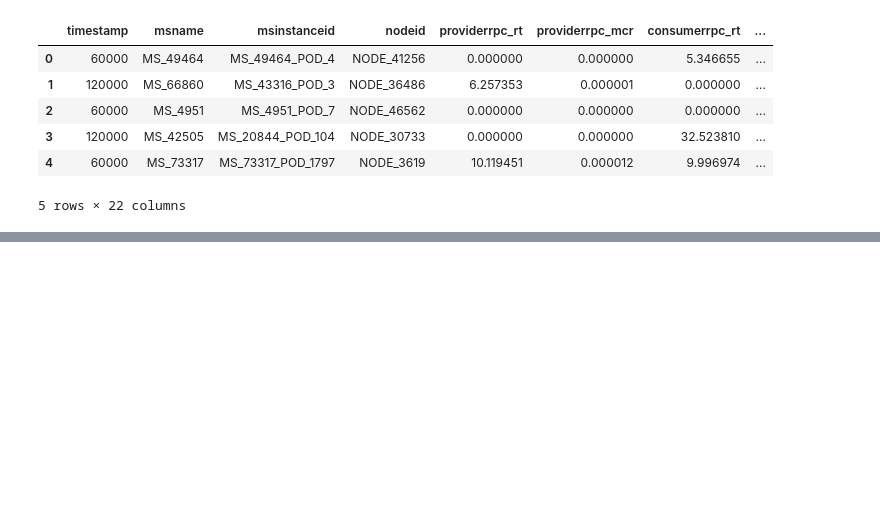
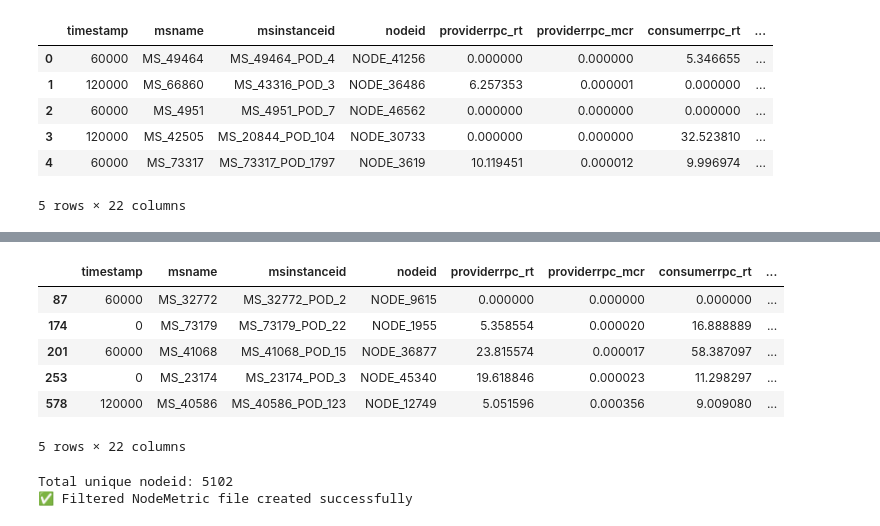
Before and after one commit to Prasanna2002/Alibaba_trace, a Jupyter notebook: ssp.ipynb, the cells around one changed output, grey strips where cells are left out. Drawn from its saved outputs; the diff is of its cells as text; code cells hidden in the pictures; blank space fills up the shorter version.

```diff
--- a/ssp.ipynb
+++ b/ssp.ipynb
@@ -138,0 +550,31 @@ mcrrt.head(5)
+# %%
+filtered_msmetrics.head(5)
+# %% [output]
+|  | timestamp | msname | msinstanceid | nodeid | providerrpc_rt | providerrpc_mcr | consumerrpc_rt | ... |
+| 87 | 60000 | MS_32772 | MS_32772_POD_2 | NODE_9615 | 0.000000 | 0.000000 | 0.000000 | ... |
+| 174 | 0 | MS_73179 | MS_73179_POD_22 | NODE_1955 | 5.358554 | 0.000020 | 16.888889 | ... |
+| 201 | 60000 | MS_41068 | MS_41068_POD_15 | NODE_36877 | 23.815574 | 0.000017 | 58.387097 | ... |
+| 253 | 0 | MS_23174 | MS_23174_POD_3 | NODE_45340 | 19.618846 | 0.000023 | 11.298297 | ... |
+| 578 | 120000 | MS_40586 | MS_40586_POD_123 | NODE_12749 | 5.051596 | 0.000356 | 9.009080 | ... |
+5 rows × 22 columns
+# %%
+um_instances = set(filtered_msmetrics['nodeid'].dropna())
+dm_instances = set(filtered_mcrrt['nodeid'].dropna())
+
+# Combine both
+all_instances = um_instances.union(dm_instances)
+
+print("Total unique nodeid:", len(all_instances))
+
+# Step 2: Filter MSMetrics based on these instances
+filtered_nodemetric = node_metric[
+    node_metric['nodeid'].isin(all_instances)
+]
+
+# Step 3: Save new dataset
+filtered_nodemetric.to_csv("Filtered_NodeMetric.csv", index=False)
+
+print("✅ Filtered NodeMetric file created successfully")
+# %% [output]
+Total unique nodeid: 5102
+✅ Filtered NodeMetric file created successfully
```
Also changed, not shown: parts of 54 cells of this notebook.
